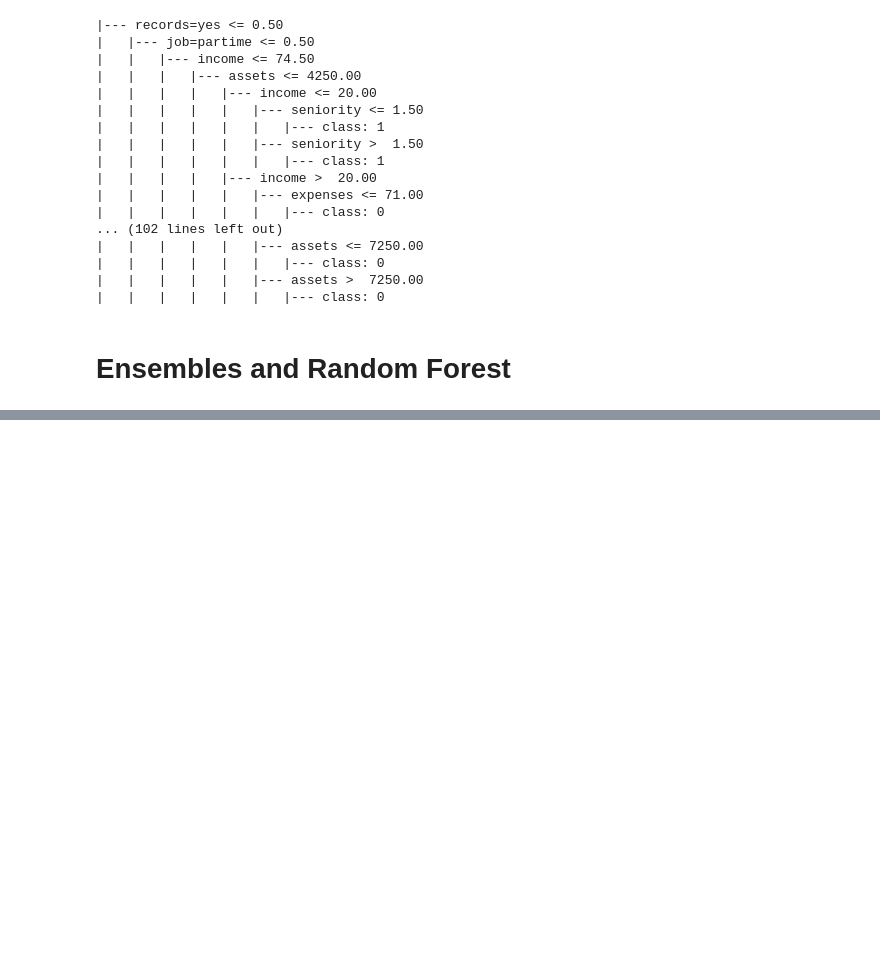
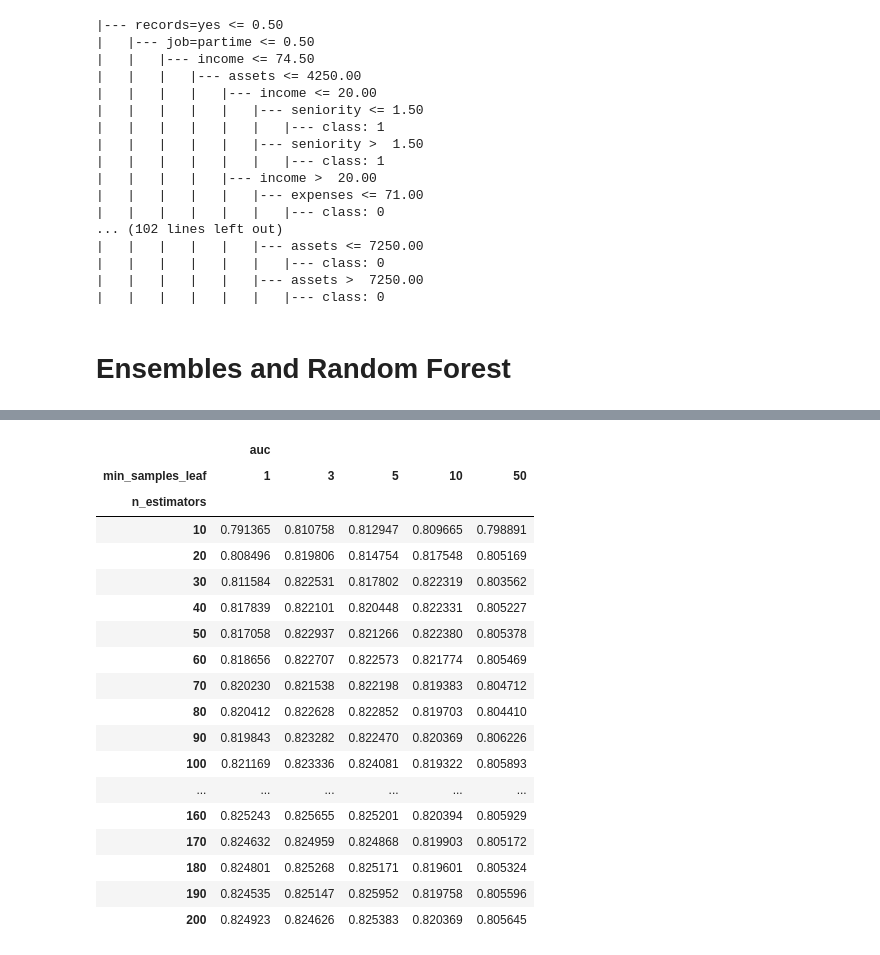
Before and after one commit to Micky373/ml_zoomcamp, a Jupyter notebook: week_6/credit_risk.ipynb, the cells around one changed output, grey strips where cells are left out. Saved outputs shown, nothing was run; the diff lists cells and outputs as text; code cells hidden in the pictures; blank space fills up the shorter version.

```diff
--- a/week_6/credit_risk.ipynb
+++ b/week_6/credit_risk.ipynb
@@ -650,0 +773,25 @@ print(export_text(dt,feature_names=dv.get_feature_names()))
+# %%
+columns = ['min_samples_leaf','n_estimators','auc']
+df_scores = pd.DataFrame(scores,columns=columns)
+df_scores_pivot = df_scores.pivot(index='n_estimators',columns=['min_samples_leaf'],values=['auc'])
+df_scores_pivot
+# %% [output]
+|  | auc |  |  |  |  |
+| min_samples_leaf | 1 | 3 | 5 | 10 | 50 |
+| n_estimators |  |  |  |  |  |
+| 10 | 0.791365 | 0.810758 | 0.812947 | 0.809665 | 0.798891 |
+| 20 | 0.808496 | 0.819806 | 0.814754 | 0.817548 | 0.805169 |
+| 30 | 0.811584 | 0.822531 | 0.817802 | 0.822319 | 0.803562 |
+| 40 | 0.817839 | 0.822101 | 0.820448 | 0.822331 | 0.805227 |
+| 50 | 0.817058 | 0.822937 | 0.821266 | 0.822380 | 0.805378 |
+| 60 | 0.818656 | 0.822707 | 0.822573 | 0.821774 | 0.805469 |
+| 70 | 0.820230 | 0.821538 | 0.822198 | 0.819383 | 0.804712 |
+| 80 | 0.820412 | 0.822628 | 0.822852 | 0.819703 | 0.804410 |
+| 90 | 0.819843 | 0.823282 | 0.822470 | 0.820369 | 0.806226 |
+| 100 | 0.821169 | 0.823336 | 0.824081 | 0.819322 | 0.805893 |
+| ... | ... | ... | ... | ... | ... |
+| 160 | 0.825243 | 0.825655 | 0.825201 | 0.820394 | 0.805929 |
+| 170 | 0.824632 | 0.824959 | 0.824868 | 0.819903 | 0.805172 |
+| 180 | 0.824801 | 0.825268 | 0.825171 | 0.819601 | 0.805324 |
+| 190 | 0.824535 | 0.825147 | 0.825952 | 0.819758 | 0.805596 |
+| 200 | 0.824923 | 0.824626 | 0.825383 | 0.820369 | 0.805645 |
```
Also changed, not shown: parts of 16 cells of this notebook.
